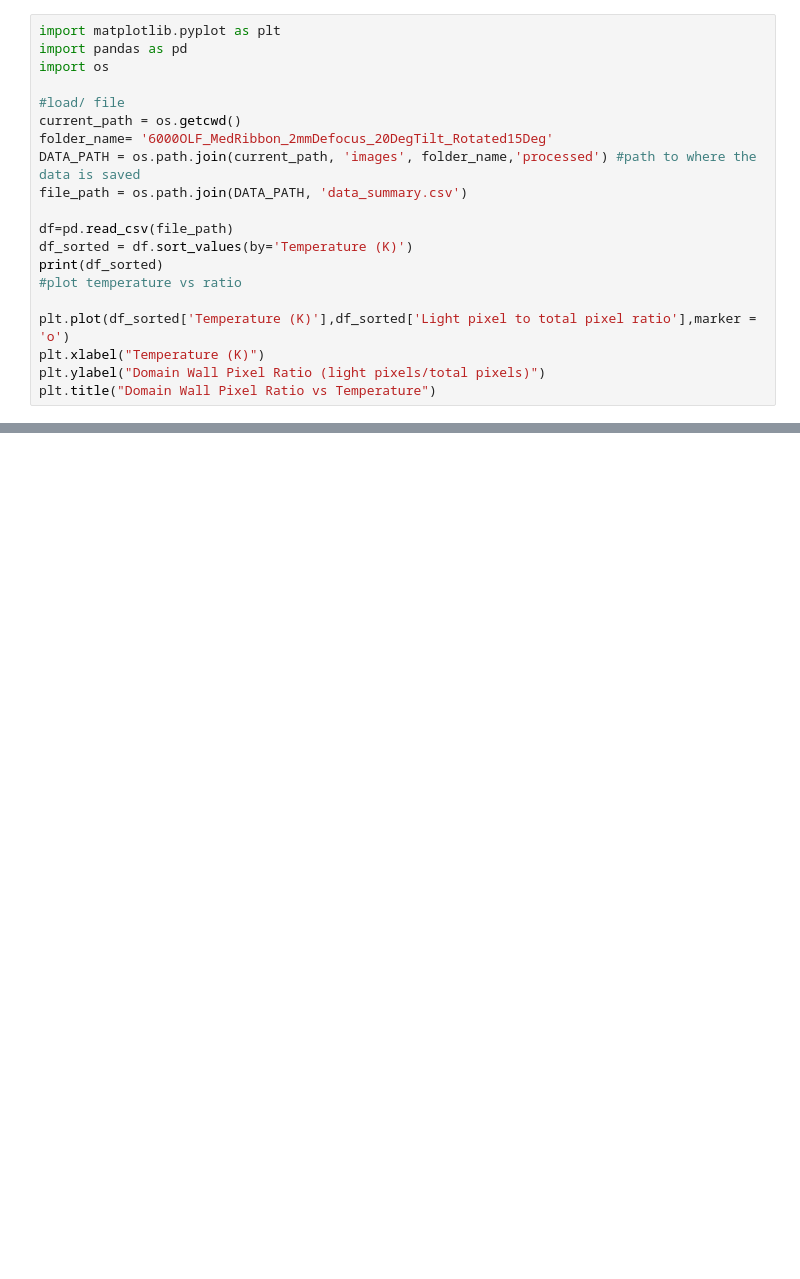
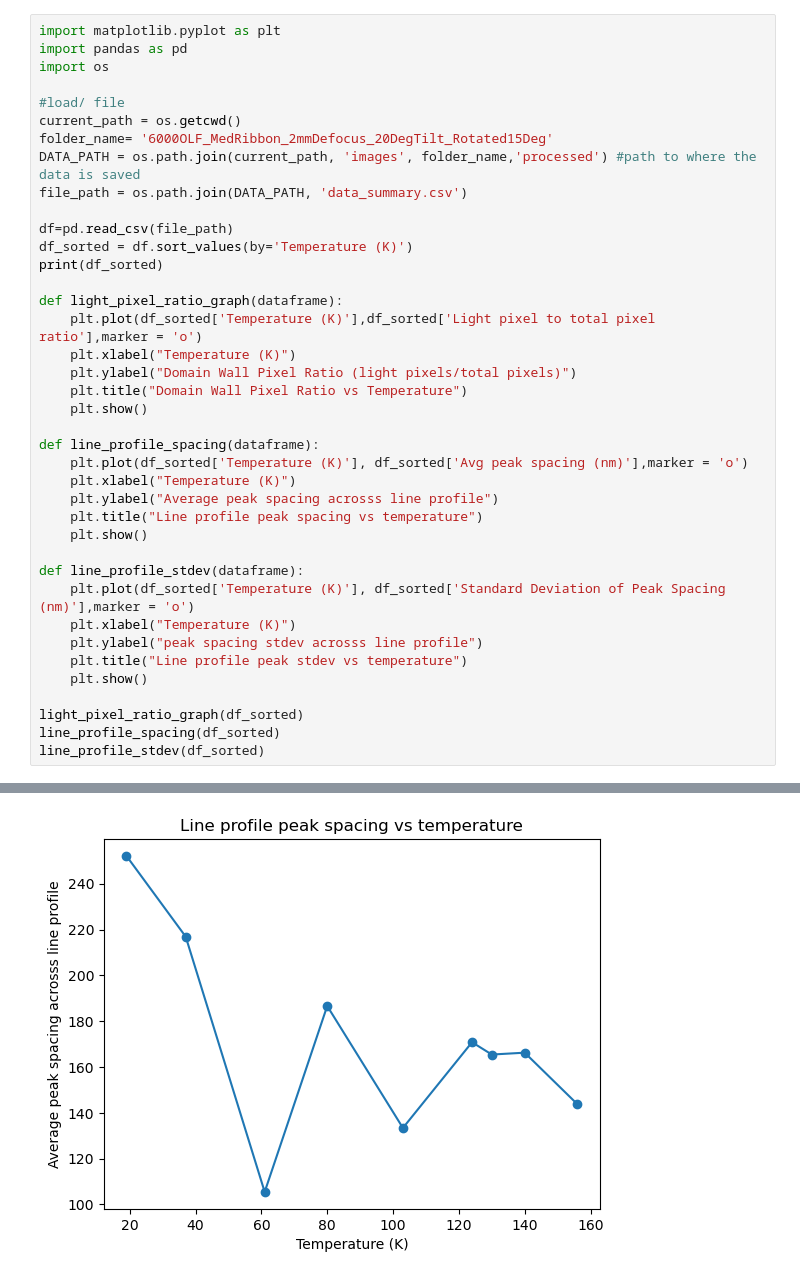
Before and after one commit to cmorral/FGTanalysis, a Jupyter notebook: plot_light_ratios.ipynb, the cells around one changed output, grey strips where cells are left out. Cells and saved outputs as stored; diff of their text form; blank space fills up the shorter version.

Commit message:
line profiles in microns, workign on plotting line profile stats in other file

```diff
--- a/plot_light_ratios.ipynb
+++ b/plot_light_ratios.ipynb
@@ -12,12 +12,31 @@ file_path = os.path.join(DATA_PATH, 'data_summary.csv')
 df=pd.read_csv(file_path)
 df_sorted = df.sort_values(by='Temperature (K)')
 print(df_sorted)
-#plot temperature vs ratio
 
-plt.plot(df_sorted['Temperature (K)'],df_sorted['Light pixel to total pixel ratio'],marker = 'o')
-plt.xlabel("Temperature (K)")
-plt.ylabel("Domain Wall Pixel Ratio (light pixels/total pixels)")
-plt.title("Domain Wall Pixel Ratio vs Temperature")
+def light_pixel_ratio_graph(dataframe):
+    plt.plot(df_sorted['Temperature (K)'],df_sorted['Light pixel to total pixel ratio'],marker = 'o')
+    plt.xlabel("Temperature (K)")
+    plt.ylabel("Domain Wall Pixel Ratio (light pixels/total pixels)")
+    plt.title("Domain Wall Pixel Ratio vs Temperature")
+    plt.show()
+
+def line_profile_spacing(dataframe):
+    plt.plot(df_sorted['Temperature (K)'], df_sorted['Avg peak spacing (nm)'],marker = 'o')
+    plt.xlabel("Temperature (K)")
+    plt.ylabel("Average peak spacing acrosss line profile")
+    plt.title("Line profile peak spacing vs temperature")
+    plt.show()
+
+def line_profile_stdev(dataframe):
+    plt.plot(df_sorted['Temperature (K)'], df_sorted['Standard Deviation of Peak Spacing (nm)'],marker = 'o')
+    plt.xlabel("Temperature (K)")
+    plt.ylabel("peak spacing stdev acrosss line profile")
+    plt.title("Line profile peak stdev vs temperature")
+    plt.show()
+
+light_pixel_ratio_graph(df_sorted)
+line_profile_spacing(df_sorted)
+line_profile_stdev(df_sorted)
 # %% [output]
                                         File name  Temperature (K)  \
 6  OneView_200kV_10kX_FGT_A1_0012_019K_2.25um.png               19
@@ -40 +58,2 @@ Text(0.5, 1.0, 'Domain Wall Pixel Ratio vs Temperature')
 [figure]
+[figure, added]
```
Also changed, not shown: parts of 1 cell of this notebook, 20 other files.
